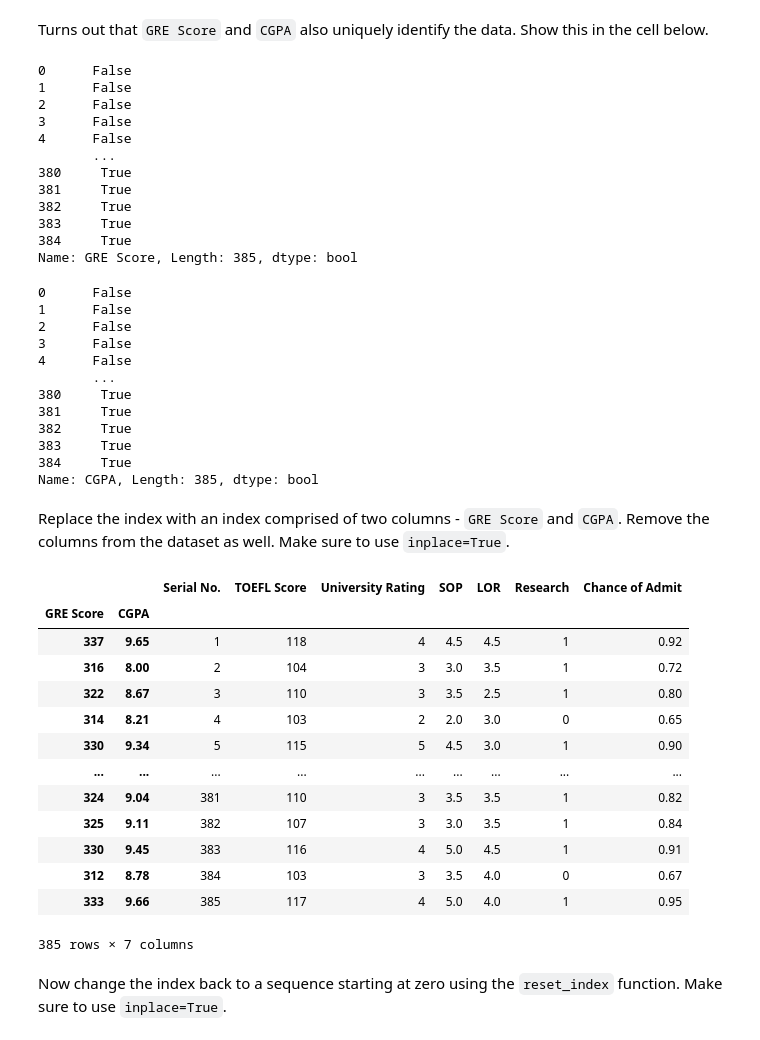
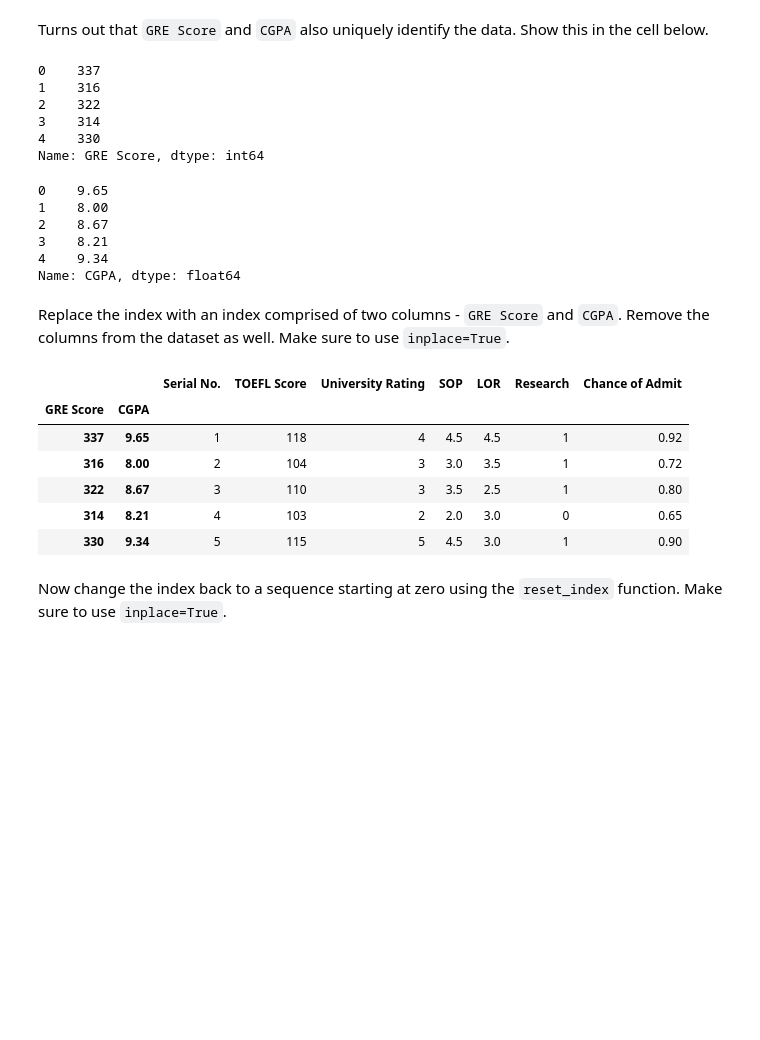
Before and after one commit to silviaherf/datamad0820, a Jupyter notebook: module-2/lab-advanced-pandas/your-code/main.ipynb, the cells around one changed output. Drawn from its saved outputs; the diff is of its cells as text; code cells hidden in the pictures; blank space fills up the shorter version.

```diff
--- a/module-2/lab-advanced-pandas/your-code/main.ipynb
+++ b/module-2/lab-advanced-pandas/your-code/main.ipynb
@@ -69,57 +69,39 @@ Turns out that `GRE Score` and `CGPA` also uniquely identify the data. Show this
 # Your code here:
 #Eso no es cierto, hay valores repetidos
 admissions['GRE Score'].duplicated()
+admissions['GRE Score'].drop_duplicates().head()
 # %% [output]
-0      False
-1      False
-2      False
-3      False
-4      False
-       ...
-380     True
-381     True
-382     True
-383     True
-384     True
-Name: GRE Score, Length: 385, dtype: bool
+0    337
+1    316
+2    322
+3    314
+4    330
+Name: GRE Score, dtype: int64
 # %%
 #Eso no es cierto, hay valores repetidos
 admissions['CGPA'].duplicated()
+admissions['CGPA'].drop_duplicates().head()
 # %% [output]
-0      False
-1      False
-2      False
-3      False
-4      False
-       ...
-380     True
-381     True
-382     True
-383     True
-384     True
-Name: CGPA, Length: 385, dtype: bool
+0    9.65
+1    8.00
+2    8.67
+3    8.21
+4    9.34
+Name: CGPA, dtype: float64
 # %% [markdown]
 Replace the index with an index comprised of two columns - `GRE Score` and `CGPA`. Remove the columns from the dataset as well. Make sure to use `inplace=True`.
 # %%
-admissions.set_index(keys='GRE Score', inplace=True)
-admissions.set_index(keys='CGPA', append=True,inplace=True)
+admissions.set_index(keys=['GRE Score','CGPA'], inplace=True)
 # %%
-admissions
+admissions.head()
 # %% [output]
 |  |  | Serial No. | TOEFL Score | University Rating | SOP | LOR | Research | Chance of Admit |
 | GRE Score | CGPA |  |  |  |  |  |  |  |
 | 337 | 9.65 | 1 | 118 | 4 | 4.5 | 4.5 | 1 | 0.92 |
 | 316 | 8.00 | 2 | 104 | 3 | 3.0 | 3.5 | 1 | 0.72 |
 | 322 | 8.67 | 3 | 110 | 3 | 3.5 | 2.5 | 1 | 0.80 |
 | 314 | 8.21 | 4 | 103 | 2 | 2.0 | 3.0 | 0 | 0.65 |
 | 330 | 9.34 | 5 | 115 | 5 | 4.5 | 3.0 | 1 | 0.90 |
-| ... | ... | ... | ... | ... | ... | ... | ... | ... |
-| 324 | 9.04 | 381 | 110 | 3 | 3.5 | 3.5 | 1 | 0.82 |
-| 325 | 9.11 | 382 | 107 | 3 | 3.0 | 3.5 | 1 | 0.84 |
-| 330 | 9.45 | 383 | 116 | 4 | 5.0 | 4.5 | 1 | 0.91 |
-| 312 | 8.78 | 384 | 103 | 3 | 3.5 | 4.0 | 0 | 0.67 |
-| 333 | 9.66 | 385 | 117 | 4 | 5.0 | 4.0 | 1 | 0.95 |
-385 rows × 7 columns
 # %% [markdown]
 Now change the index back to a sequence starting at zero using the `reset_index` function. Make sure to use `inplace=True`.
 # %%
```
Also changed, not shown: parts of 9 cells of this notebook.
